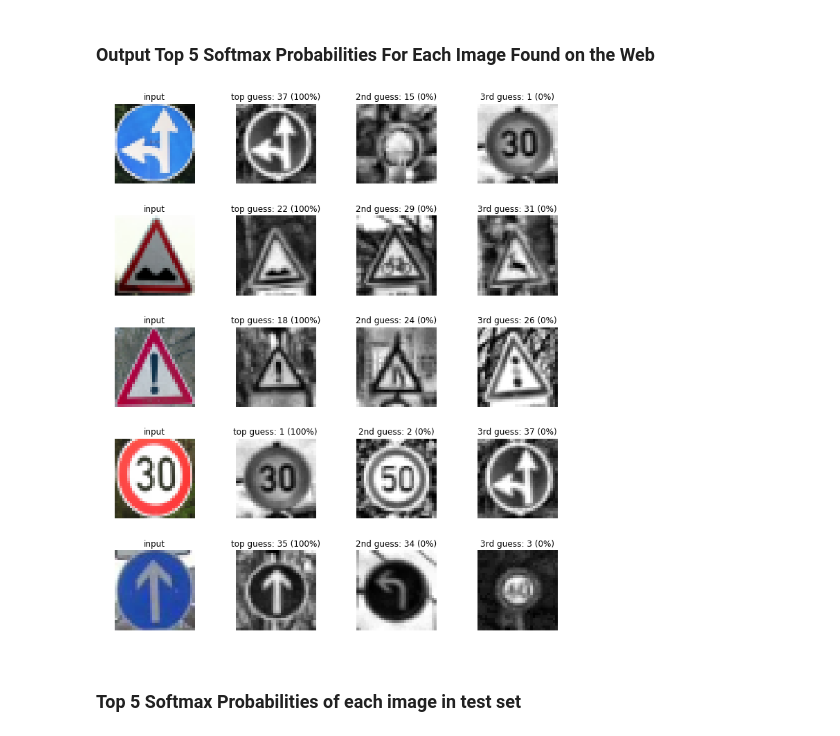
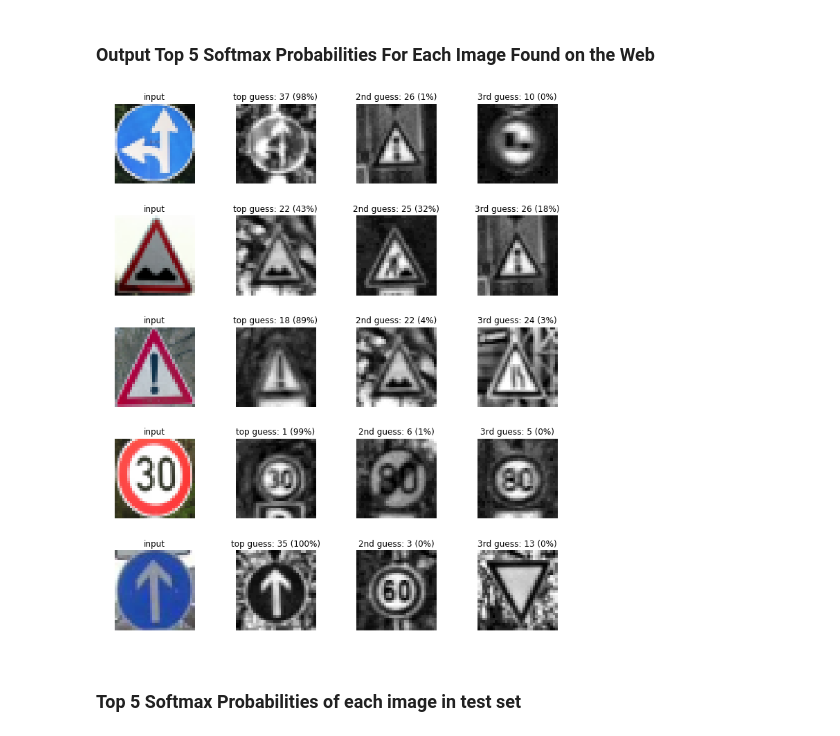
Before and after one commit to mymachinelearnings/CarND-Traffic-Sign-Classifier-Project, a Jupyter notebook: CopyCodeFromHereForUI.ipynb, the cells around one changed output. Drawn from its saved outputs; the diff is of its cells as text; code cells hidden in the pictures.

```diff
--- a/CopyCodeFromHereForUI.ipynb
+++ b/CopyCodeFromHereForUI.ipynb
@@ -283,7 +283,7 @@ This is based on LeNet Architecture by Yann LeCunn
 # %%
 LEARN_RATE = 0.0005
 BATCH_SIZE = 128
-EPOCHS = 10
+EPOCHS = 60
 KEEP_PROB = 0.5
 # %%
 # Conv --> MaxPool --> Conv --> MaxPool --> FC1 --> FC2 --> o/p
@@ -431,7 +431,7 @@ sets imply underfitting. A high accuracy on the training set but low accuracy on
 
 - Note : It is observed that having dropout layers only on fully connected layers yeilds more accuracy than to have the dropouts on COnvolution layers. The differece is about 1% as observed in about 10 different training cycles
 # %%
-model_file = './temp_traffic_sign_model_arch2'
+model_file = './traffic_sign_model_my_architecture'
 
 with tf.Session() as sess:
     sess.run(tf.global_variables_initializer())
@@ -498,8 +512,8 @@ Length of Test Set 12630
 # %%
 with tf.Session() as sess:
     sess.run(tf.global_variables_initializer())
-    saver2 = tf.train.import_meta_graph('./temp_traffic_sign_model_arch2.meta')
-    saver2.restore(sess, './temp_traffic_sign_model_arch2')
+    saver2 = tf.train.import_meta_graph('./traffic_sign_model_my_architecture.meta')
+    saver2.restore(sess, './traffic_sign_model_my_architecture')
     test_accuracy = evaluate(X_test, y_test)
     print('Test Set Accuracy = {:.3f}'.format(test_accuracy))
 # %% [output]
@@ -548,8 +555,8 @@ my_labels = [37,22,18,1,35]
 
 with tf.Session() as sess:
     sess.run(tf.global_variables_initializer())
-    saver3 = tf.train.import_meta_graph('./temp_traffic_sign_model_arch2.meta')
-    saver3.restore(sess, './temp_traffic_sign_model_arch2')
-    my_accuracy = evaluate(my_images, my_labels )
+    saver3 = tf.train.import_meta_graph('./traffic_sign_model_my_architecture.meta')
+    saver3.restore(sess, './traffic_sign_model_my_architecture')
+    my_accuracy = evaluate(my_images_norm, my_labels )
     print("Test Set Accuracy for images from internet = {:.3f}".format(my_accuracy))
 # %% [output]
@@ -566,41 +573,41 @@ top_k = tf.nn.top_k(softmax_prob, k=3)
 
 with tf.Session() as sess:
     sess.run(tf.global_variables_initializer())
-    saver4 = tf.train.import_meta_graph('./traffic_sign_model_arch2.meta')
-    saver4.restore(sess, './traffic_sign_model_arch2')
+    saver4 = tf.train.import_meta_graph('./traffic_sign_model_my_architecture.meta')
+    saver4.restore(sess, './traffic_sign_model_my_architecture')
     my_softmax = sess.run(softmax_prob, feed_dict={input_data:my_images_norm})
     my_top_k = sess.run(top_k, feed_dict={input_data:my_images_norm})
     fig, axs = plt.subplots(len(my_images),4, figsize=(12, 14))
     fig.subplots_adjust(hspace = .4, wspace=.2)
     axs = axs.ravel()
 
     for i, image in enumerate(my_images):
         axs[4*i].axis('off')
         axs[4*i].imshow(cv2.cvtColor(image, cv2.COLOR_BGR2RGB))
         axs[4*i].set_title('input')
 
         guess1 = my_top_k[1][i][0]
         index1 = np.argwhere(y_train == guess1)[0]
         #print('{} --> {}'.format(guess1, index1))
         axs[4*i+1].axis('off')
         axs[4*i+1].imshow(X_train[index1[0]].squeeze(), cmap='gray')
         axs[4*i+1].set_title('top guess: {} ({:.0f}%)'.format(guess1, 100*my_top_k[0][i][0]))
 
         guess2 = my_top_k[1][i][1]
         index2 = np.argwhere(y_train == guess2)[0]
         #print('{} --> {}'.format(guess2, index2))
         axs[4*i+2].axis('off')
         axs[4*i+2].imshow(X_train[index2[0]].squeeze(), cmap='gray')
         axs[4*i+2].set_title('2nd guess: {} ({:.0f}%)'.format(guess2, 100*my_top_k[0][i][1]))
 
         guess3 = my_top_k[1][i][2]
         index3 = np.argwhere(y_train == guess3)[0]
         #print('{} --> {}'.format(guess3, index3))
         axs[4*i+3].axis('off')
         axs[4*i+3].imshow(X_train[index3[0]].squeeze(), cmap='gray')
         axs[4*i+3].set_title('3rd guess: {} ({:.0f}%)'.format(guess3, 100*my_top_k[0][i][2]))
 # %% [output]
-[figure, old version]
+[figure, new version]
 # %% [markdown]
 ### Top 5 Softmax Probabilities of each image in test set
 # %%
```
Also changed, not shown: parts of 7 cells of this notebook, 5 other files.
